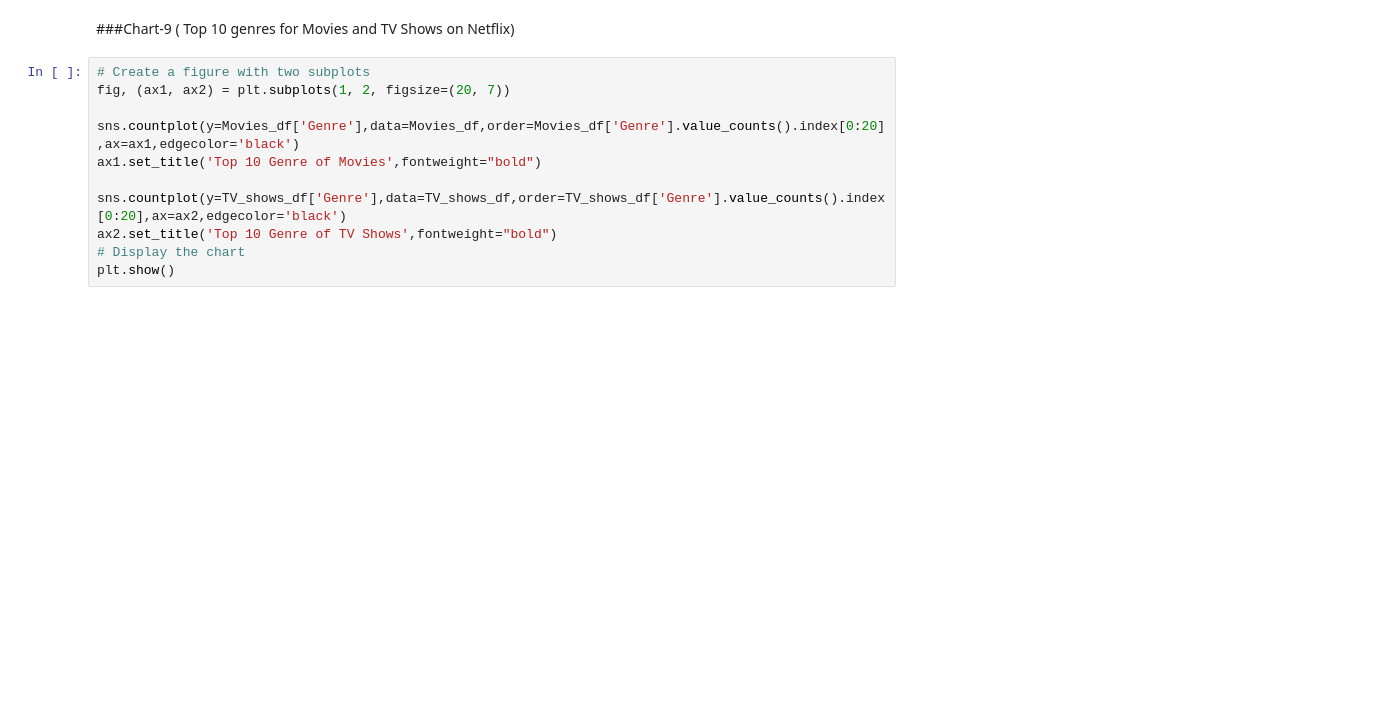
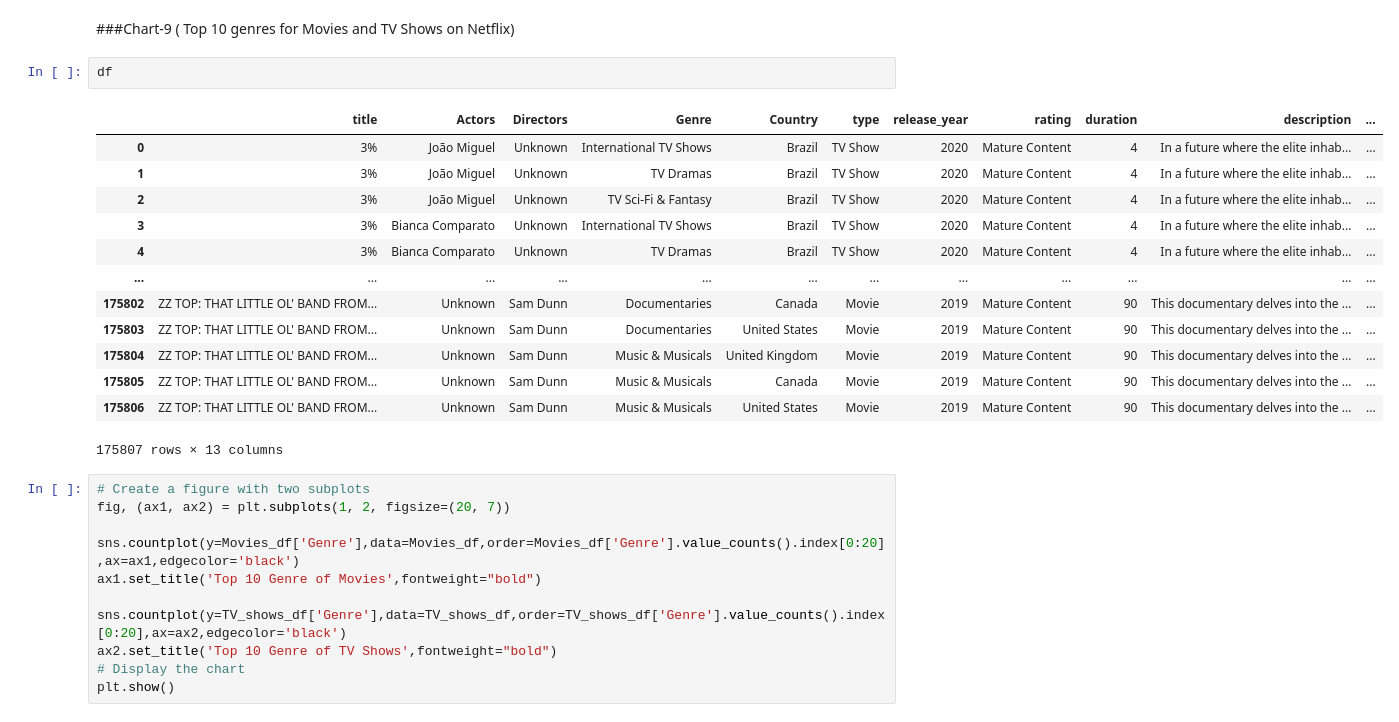
Before and after one commit to ashisaxena710/Netflix_Movies_and_TV_Shows_Clustering, a Jupyter notebook: Ashi_Individual_Colab_Netflix.ipynb, the cells around one changed output. Cells and saved outputs as stored; diff of their text form; blank space fills up the shorter version.

```diff
--- a/Ashi_Individual_Colab_Netflix.ipynb
+++ b/Ashi_Individual_Colab_Netflix.ipynb
@@ -729,6 +737,22 @@ plt.show()
 The first subplot shows a histogram of the distribution of movie durations in minutes on Netflix. It can be seen that the majority of movies on Netflix have a duration between 80 to 120 minutes. The second subplot shows a countplot of the distribution of TV show durations in seasons on Netflix. It can be seen that the most common duration for TV shows on Netflix is one season, followed by two seasons.
 # %% [markdown]
 ###Chart-9 ( Top 10 genres for Movies and TV Shows on Netflix)
+# %%
+df
+# %% [output]
+|  | title | Actors | Directors | Genre | Country | type | release_year | rating | duration | description | ... |
+| 0 | 3% | João Miguel | Unknown | International TV Shows | Brazil | TV Show | 2020 | Mature Content | 4 | In a future where the elite inhab... | ... |
+| 1 | 3% | João Miguel | Unknown | TV Dramas | Brazil | TV Show | 2020 | Mature Content | 4 | In a future where the elite inhab... | ... |
+| 2 | 3% | João Miguel | Unknown | TV Sci-Fi & Fantasy | Brazil | TV Show | 2020 | Mature Content | 4 | In a future where the elite inhab... | ... |
+| 3 | 3% | Bianca Comparato | Unknown | International TV Shows | Brazil | TV Show | 2020 | Mature Content | 4 | In a future where the elite inhab... | ... |
+| 4 | 3% | Bianca Comparato | Unknown | TV Dramas | Brazil | TV Show | 2020 | Mature Content | 4 | In a future where the elite inhab... | ... |
+| ... | ... | ... | ... | ... | ... | ... | ... | ... | ... | ... | ... |
+| 175802 | ZZ TOP: THAT LITTLE OL' BAND FROM... | Unknown | Sam Dunn | Documentaries | Canada | Movie | 2019 | Mature Content | 90 | This documentary delves into the ... | ... |
+| 175803 | ZZ TOP: THAT LITTLE OL' BAND FROM... | Unknown | Sam Dunn | Documentaries | United States | Movie | 2019 | Mature Content | 90 | This documentary delves into the ... | ... |
+| 175804 | ZZ TOP: THAT LITTLE OL' BAND FROM... | Unknown | Sam Dunn | Music & Musicals | United Kingdom | Movie | 2019 | Mature Content | 90 | This documentary delves into the ... | ... |
+| 175805 | ZZ TOP: THAT LITTLE OL' BAND FROM... | Unknown | Sam Dunn | Music & Musicals | Canada | Movie | 2019 | Mature Content | 90 | This documentary delves into the ... | ... |
+| 175806 | ZZ TOP: THAT LITTLE OL' BAND FROM... | Unknown | Sam Dunn | Music & Musicals | United States | Movie | 2019 | Mature Content | 90 | This documentary delves into the ... | ... |
+175807 rows × 13 columns
 # %%
 # Create a figure with two subplots
 fig, (ax1, ax2) = plt.subplots(1, 2, figsize=(20, 7))
```
Also changed, not shown: parts of 3 cells of this notebook.
